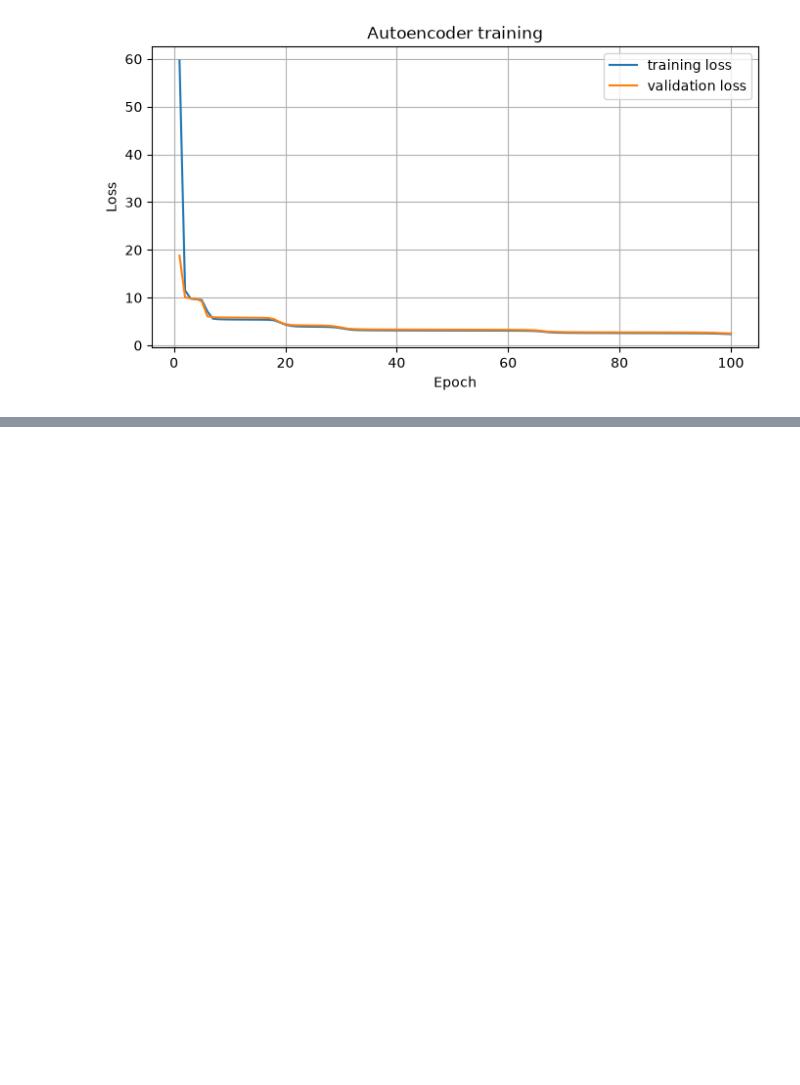
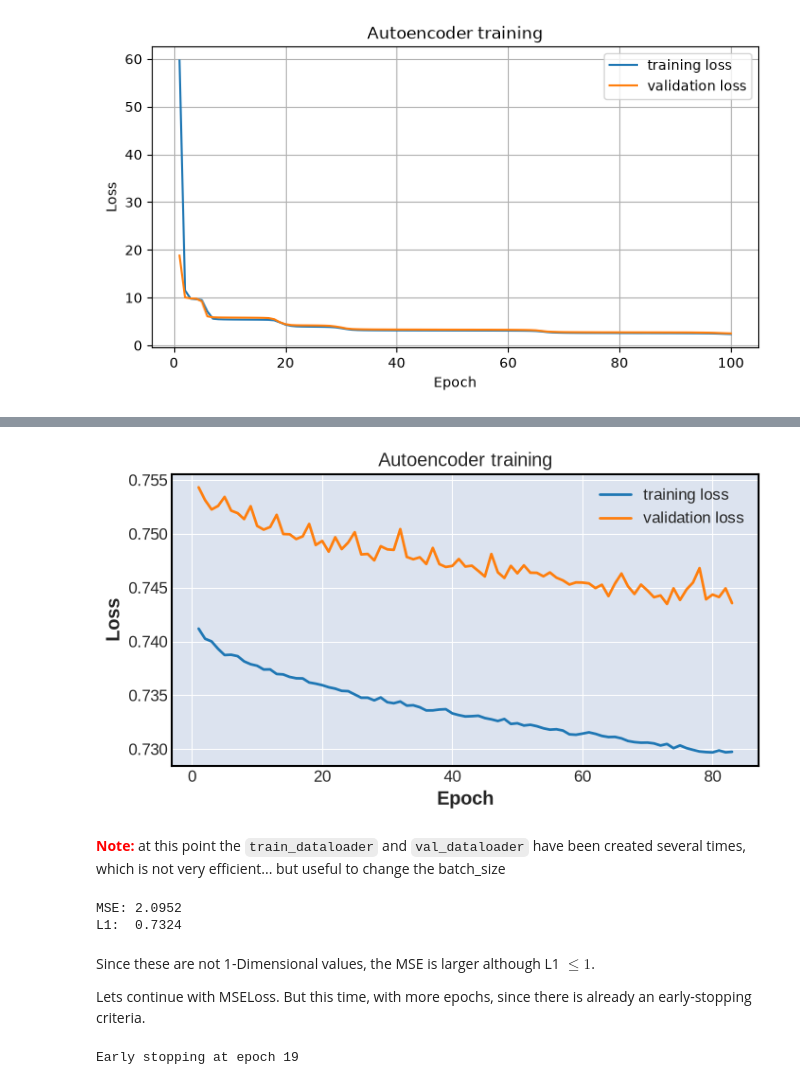
Before and after one commit to Javi-M/Programacion-para-la-Inteligencia-Artificial, a Jupyter notebook: Experimentos/ChartistAutoencoder/Experiments.ipynb, the cells around one changed output, grey strips where cells are left out. Saved outputs shown, nothing was run; the diff lists cells and outputs as text; code cells hidden in the pictures; blank space fills up the shorter version.

```diff
--- a/Experimentos/ChartistAutoencoder/Experiments.ipynb
+++ b/Experimentos/ChartistAutoencoder/Experiments.ipynb
@@ -326,0 +407,67 @@ Reconstruction:
+# %%
+plot_loss(train_loss_1_3, val_loss_1_3)
+# %% [output]
+[figure, added]
+# %% [markdown]
+<b style="color:red">Note:</b> at this point the `train_dataloader` and `val_dataloader` have been created several times, which is not very efficient... but useful to change the batch_size
+# %%
+model_1_3.eval() # Useless because haven't use dropout for instance, but in case
+
+mse = torch.nn.MSELoss()
+l1 = torch.nn.L1Loss()
+
+test_dataloader = DataLoader(
+    test_dataset,
+    batch_size=train_params_2["batch_size"],
+    shuffle=False
+)
+
+mse_total = 0.0
+l1_total = 0.0
+
+with torch.no_grad():
+    for x in test_dataloader:
+        x = x.to(DEVICE)
+        pred = model_1_3(x)
+
+        mse_total += mse(pred, x).item()
+        l1_total += l1(pred, x).item()
+
+mse_loss = mse_total / len(test_dataloader)
+l1_loss = l1_total / len(test_dataloader)
+
+print(f"MSE: {mse_loss:.4f}")
+print(f"L1:  {l1_loss:.4f}")
+# %% [output]
+MSE: 2.0952
+L1:  0.7324
+# %% [markdown]
+Since these are not 1-Dimensional values, the MSE is larger although L1 $\le 1$.
+
+Lets continue with MSELoss. But this time, with more epochs, since there is already an early-stopping criteria.
+# %%
+model_1_3.train()
+
+model_1_4, train_loss_1_4, val_loss_1_4 = train_autoencoder(
+    model=model_1_3,
+    train_dataloader=DataLoader(
+        train_dataset,
+        batch_size=train_params_2["batch_size"],
+        shuffle=True
+    ),
+    epochs=300,
+    loss_fn=train_params_2["loss_fn"],
+    optimizer=train_params_2["optimizer"](
+        params=model_1_2.parameters(),
+        lr=train_params_2["learning_rate"]
+    ),
+    device=DEVICE,
+    val_dataloader=DataLoader(
+        val_dataset,
+        batch_size=train_params_2["batch_size"],
+        shuffle=False
+    ),
+    patience=train_params_2["patience"]
+)
+# %% [output]
+Early stopping at epoch 19
```
Also changed, not shown: parts of 12 cells of this notebook, 1 other file.
